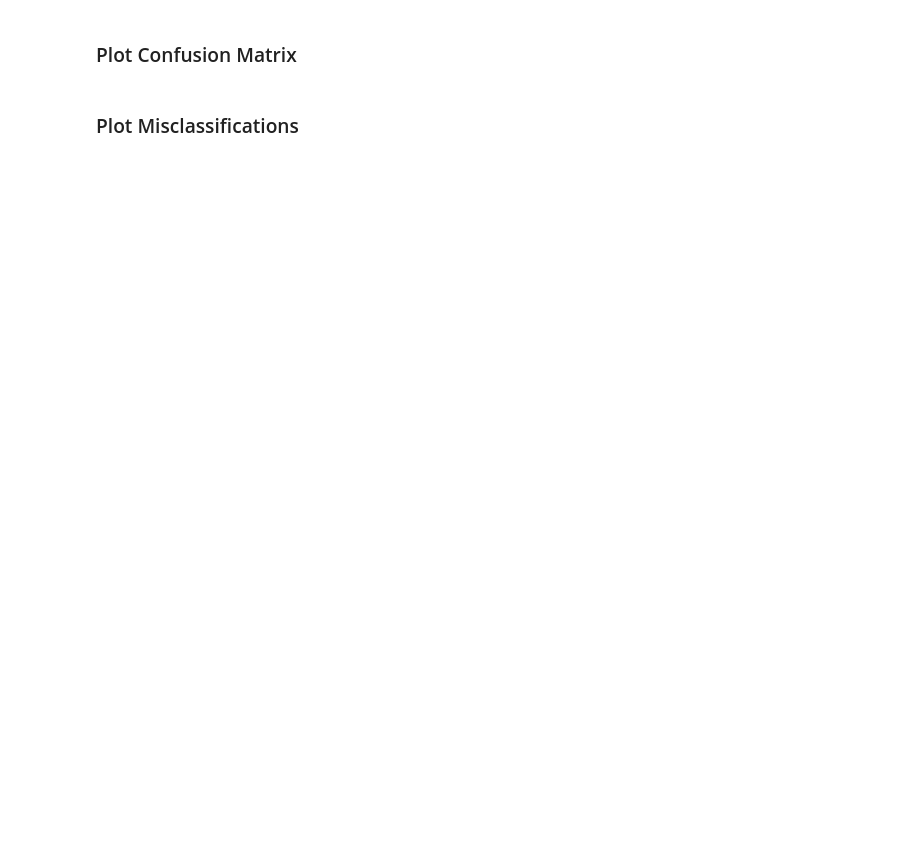
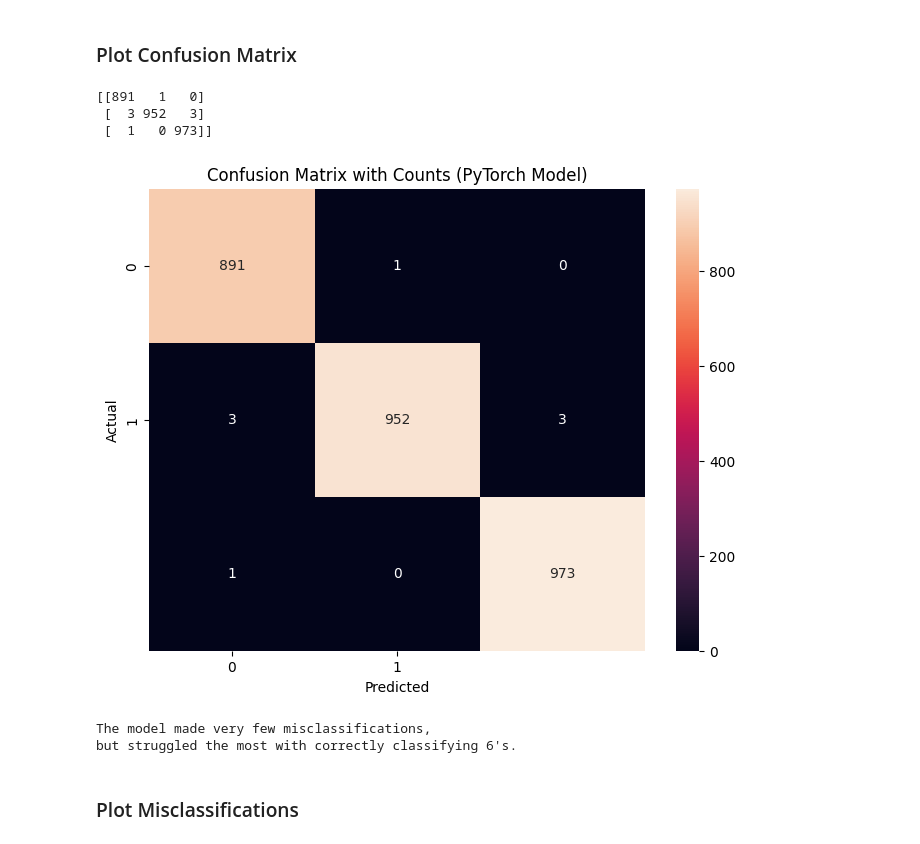
Before and after one commit to KelvynBladen/ml_intro, a Jupyter notebook: mnist_worksheet2.ipynb, the cells around one changed output. Saved outputs shown, nothing was run; the diff lists cells and outputs as text; code cells hidden in the pictures; blank space fills up the shorter version.

```diff
--- a/mnist_worksheet2.ipynb
+++ b/mnist_worksheet2.ipynb
@@ -77,7 +92,7 @@ class CNN(nn.Module):
         self.pool = nn.MaxPool2d(kernel_size=2, stride=2)
         self.conv2 = nn.Conv2d(32, 64, kernel_size=3)
         self.fc1 = nn.Linear(64 * 5 * 5, 128)
-        self.fc2 = nn.Linear(128, 2)
+        self.fc2 = nn.Linear(128, 3)
 
     def forward(self, x):
         x = self.pool(torch.relu(self.conv1(x)))
@@ -165,2 +186,46 @@ for epoch in range(num_epochs):
+# %%
+# Compute and plot a confusion matrix.
+
+import numpy as np
+from sklearn.metrics import confusion_matrix
+import seaborn as sns
+
+# Make predictions on the test set
+t_model.eval()
+test_predictions = []
+with torch.no_grad():
+    for inputs, labels in test_loader:
+        outputs = t_model(inputs)
+        _, predicted = torch.max(outputs.data, 1)
+        test_predictions.extend(predicted.numpy())
+
+# Convert predictions to numpy array
+test_predictions = np.array(test_predictions)
+
+# Compute the confusion matrix
+conf_matrix_torch = confusion_matrix(y_test_nn_bin, test_predictions)
+
+# Print the confusion matrix
+print(conf_matrix_torch)
+
+# Plot the confusion matrix with counts
+plt.figure(figsize=(8, 6))
+sns.heatmap(conf_matrix_torch, annot=True, fmt='d', xticklabels=[0, 1], yticklabels=[0, 1])
+plt.xlabel('Predicted')
+plt.ylabel('Actual')
+plt.title('Confusion Matrix with Counts (PyTorch Model)')
+plt.show()
+
+# Where are misclassifications occurring?
+# How does your test accuracy compare to that of the Random Forest model previously made?
+print("The model made very few misclassifications,")
+print("but struggled the most with correctly classifying 6's.")
+# %% [output]
+[[891   1   0]
+ [  3 952   3]
+ [  1   0 973]]
+[figure, added]
+The model made very few misclassifications,
+but struggled the most with correctly classifying 6's.
 # %% [markdown]
 ### Plot Misclassifications
```
Also changed, not shown: parts of 9 cells of this notebook.
